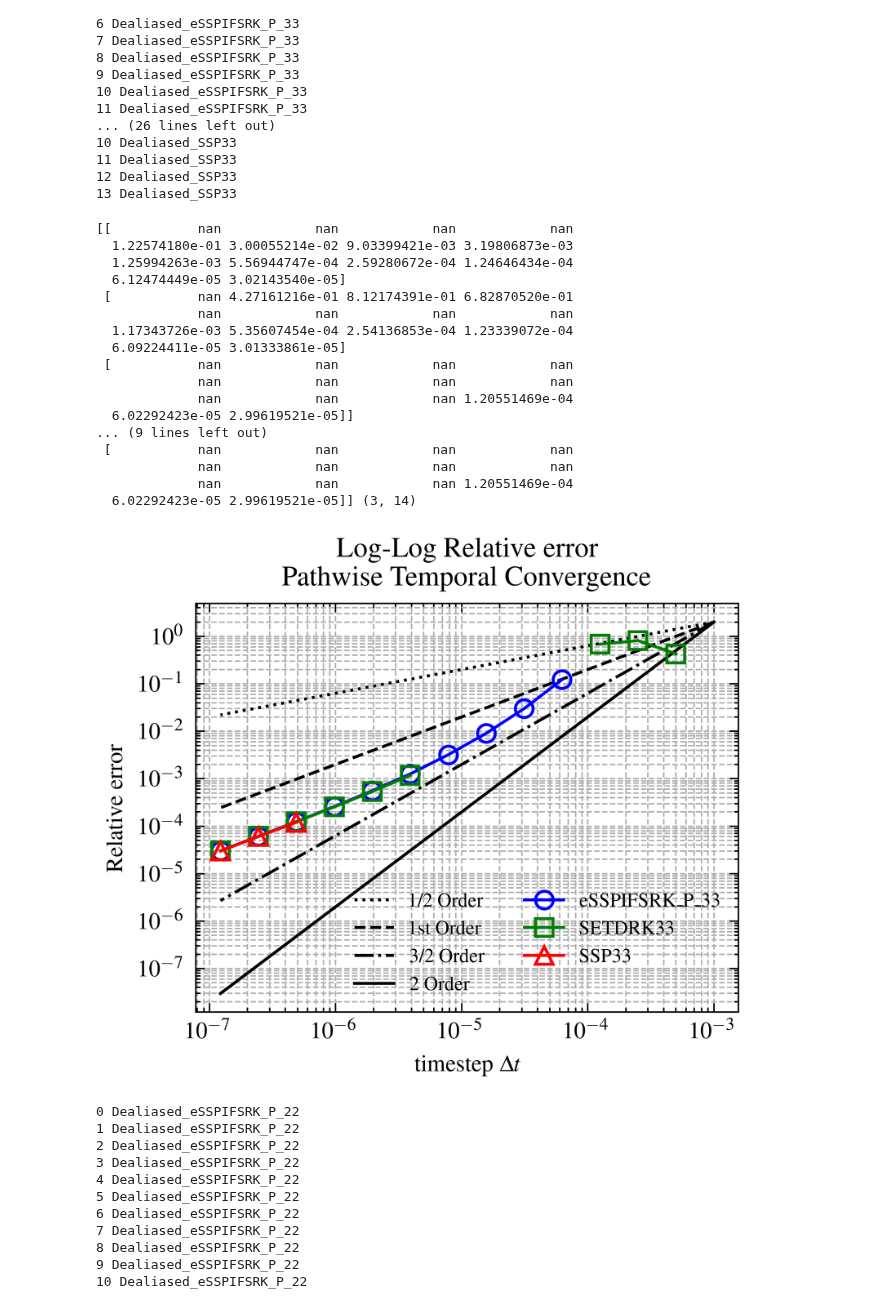
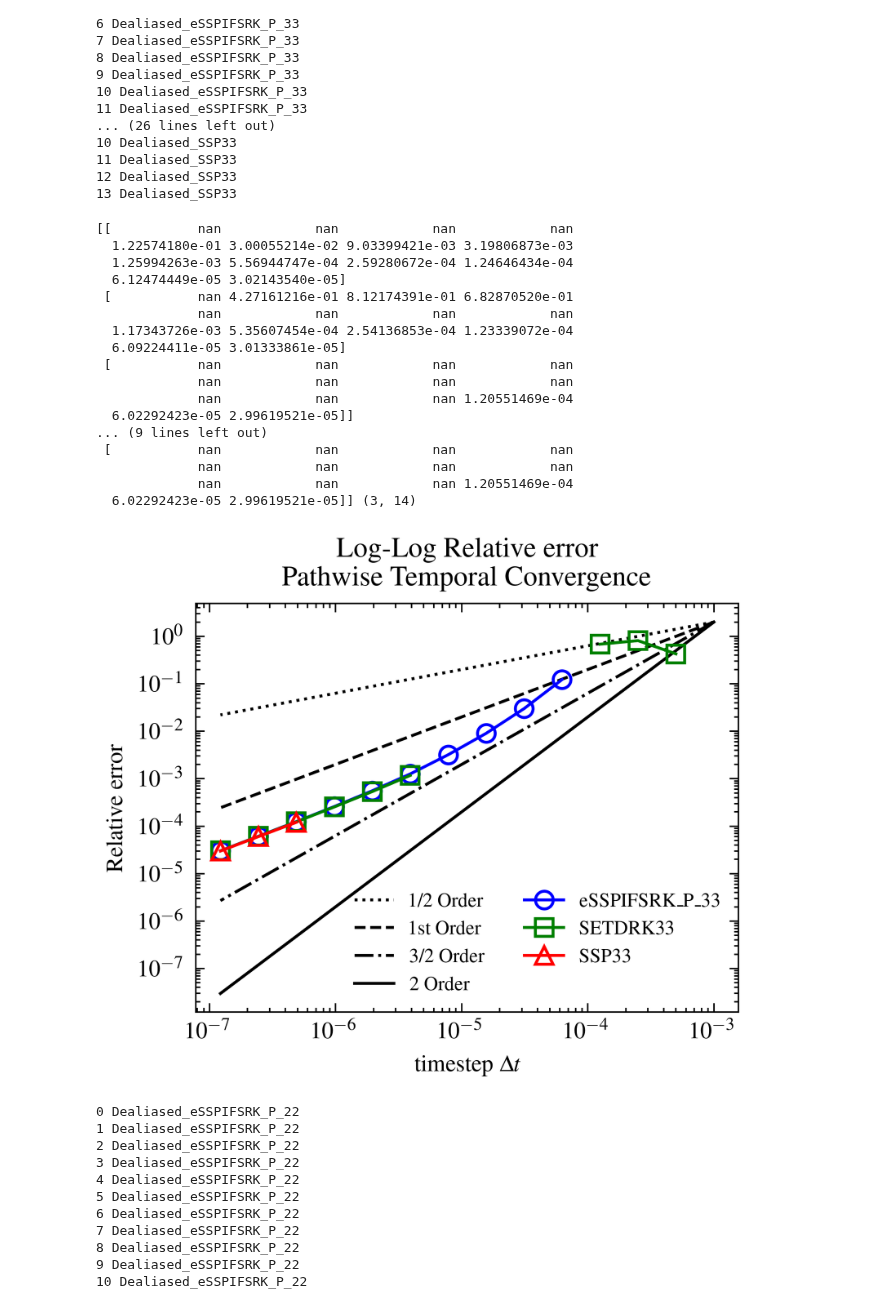
Before and after one commit to jameswoodfield/Particle_Filter, a Jupyter notebook: examples/Example_5_KdV_Temporal_Convergence_ALL_schemes.ipynb, the cells around one changed output. Drawn from its saved outputs; the diff is of its cells as text; code cells hidden in the pictures.

```diff
--- a/examples/Example_5_KdV_Temporal_Convergence_ALL_schemes.ipynb
+++ b/examples/Example_5_KdV_Temporal_Convergence_ALL_schemes.ipynb
@@ -375,36 +393,35 @@ for j, method in enumerate(methods):
     marker = marker_list[j % len(marker_list)]
     color = color_list[j % len(color_list)]
     plt.loglog(dt, values[j, :], marker=marker,color=color, linestyle='-', label=f'{method.replace("Dealiased_", "")}', markerfacecolor='none')
 
 plt.xlabel(r'timestep $\Delta t$')
 plt.ylabel('Relative error')
 plt.title('Log-Log Relative error \n Pathwise Temporal Convergence')
-plt.grid(True, which="both", ls="--")
+#plt.grid(True, which="both", ls="--")
 plt.legend()
 plt.legend(fontsize='small', loc='best', ncol=2)
-plt.grid(True, which="both", ls="--")
 
 plt.savefig('/Users/jmw/Documents/GitHub/Particle_Filter/Saving/EX5_Temporal_convergence_SSP33_ETDRK3_eSSPIFSRK_P_33.png',bbox_inches='tight',dpi=300)
 plt.show()
 # %% [output]
 [[           nan            nan            nan            nan
   1.22574180e-01 3.00055214e-02 9.03399421e-03 3.19806873e-03
   1.25994263e-03 5.56944747e-04 2.59280672e-04 1.24646434e-04
   6.12474449e-05 3.02143540e-05]
  [           nan 4.27161216e-01 8.12174391e-01 6.82870520e-01
              nan            nan            nan            nan
   1.17343726e-03 5.35607454e-04 2.54136853e-04 1.23339072e-04
   6.09224411e-05 3.01333861e-05]
  [           nan            nan            nan            nan
              nan            nan            nan            nan
              nan            nan            nan 1.20551469e-04
   6.02292423e-05 2.99619521e-05]]
 ... (9 lines left out)
  [           nan            nan            nan            nan
              nan            nan            nan            nan
              nan            nan            nan 1.20551469e-04
   6.02292423e-05 2.99619521e-05]] (3, 14)
-[figure, old version]
+[figure, new version]
 # %%
 methods = ['Dealiased_eSSPIFSRK_P_22','Dealiased_SETDRK22','Dealiased_SSP22']
 max_number = 14
```
Also changed, not shown: parts of 5 cells of this notebook, 22 other files.
